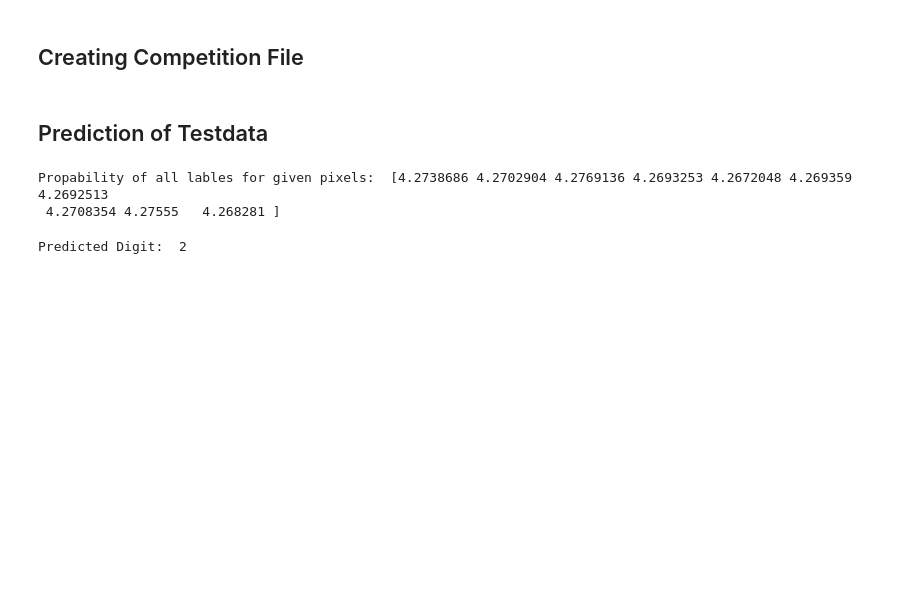
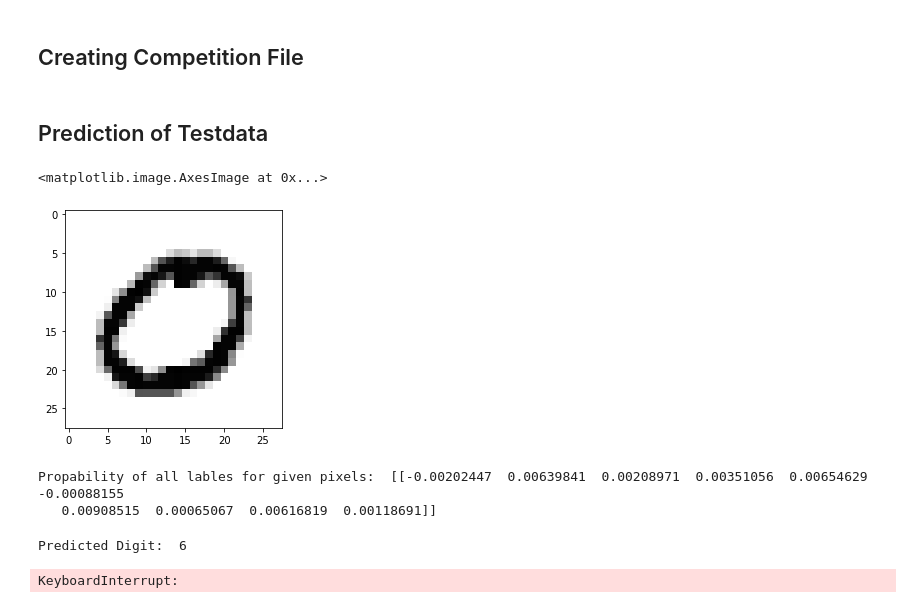
Before and after one commit to IIIskiplikIII/Digit_Recognition_with_a_Deep_Neural_Network, a Jupyter notebook: digit_recognition_with_a_deep_neural_network.ipynb, the cells around one changed output. Cells and saved outputs as stored; diff of their text form; code cells hidden in the pictures; blank space fills up the shorter version.

```diff
--- a/digit_recognition_with_a_deep_neural_network.ipynb
+++ b/digit_recognition_with_a_deep_neural_network.ipynb
@@ -301,23 +390,30 @@ array([[0., 0., 0., ..., 0., 0., 0.],
 mnist_competition_file = pd.DataFrame(columns=['ImageId','Label'])
 # %% [markdown]
 ## Prediction of Testdata
+# %%
+plt.imshow(X_test_prep[8].reshape(28,28), cmap='Greys')
+# %% [output]
+<matplotlib.image.AxesImage at 0x...>
+[figure, added]
 # %%
-print("Propability of all lables for given pixels: ", history_ker_reg.predict(X_test_prep[1].reshape(1,-1)))
+print("Propability of all lables for given pixels: ", keras_reg_model.predict(X_test_prep[8].reshape(1,-1)))
 # %% [output]
-Propability of all lables for given pixels:  [4.2738686 4.2702904 4.2769136 4.2693253 4.2672048 4.269359  4.2692513
- 4.2708354 4.27555   4.268281 ]
+Propability of all lables for given pixels:  [[-0.00202447  0.00639841  0.00208971  0.00351056  0.00654629 -0.00088155
+   0.00908515  0.00065067  0.00616819  0.00118691]]
 # %%
-print("Predicted Digit: ",np.argmax(history_ker_reg.predict(X_test_prep[1].reshape(1,-1))))
+print("Predicted Digit: ",np.argmax(keras_reg_model.predict(X_test_prep[8].reshape(1,-1))))
 # %% [output]
-Predicted Digit:  2
+Predicted Digit:  6
 # %%
 i = 1
 for row in X_test_prep:
     index = i
-    predicted_label = np.argmax(history_ker_reg.predict(row.reshape(1,-1)))
+    predicted_label = np.argmax(keras_reg_model.predict(row.reshape(1,-1)))
 
     mnist_competition_file = mnist_competition_file.append({'ImageId': index, 'Label': predicted_label}, ignore_index = True )
     i = i + 1
     pass
+# %% [output]
+KeyboardInterrupt:
 # %%
 mnist_competition_file
```
Also changed, not shown: parts of 22 cells of this notebook.
